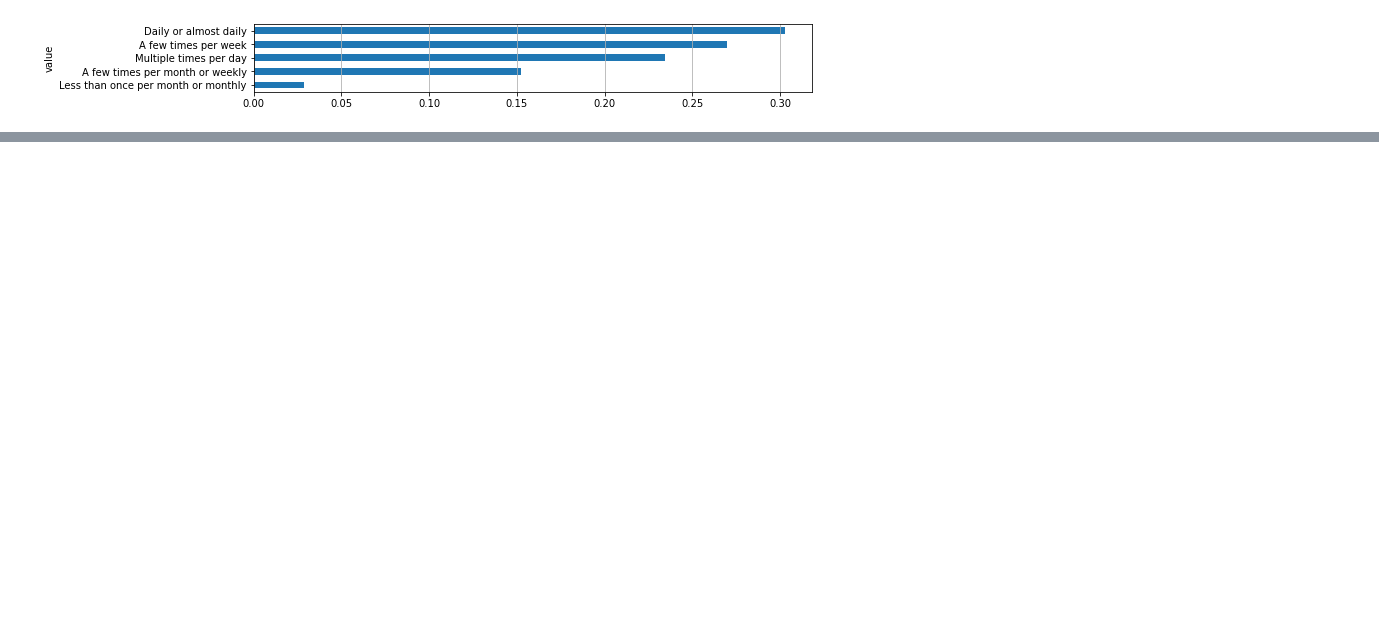
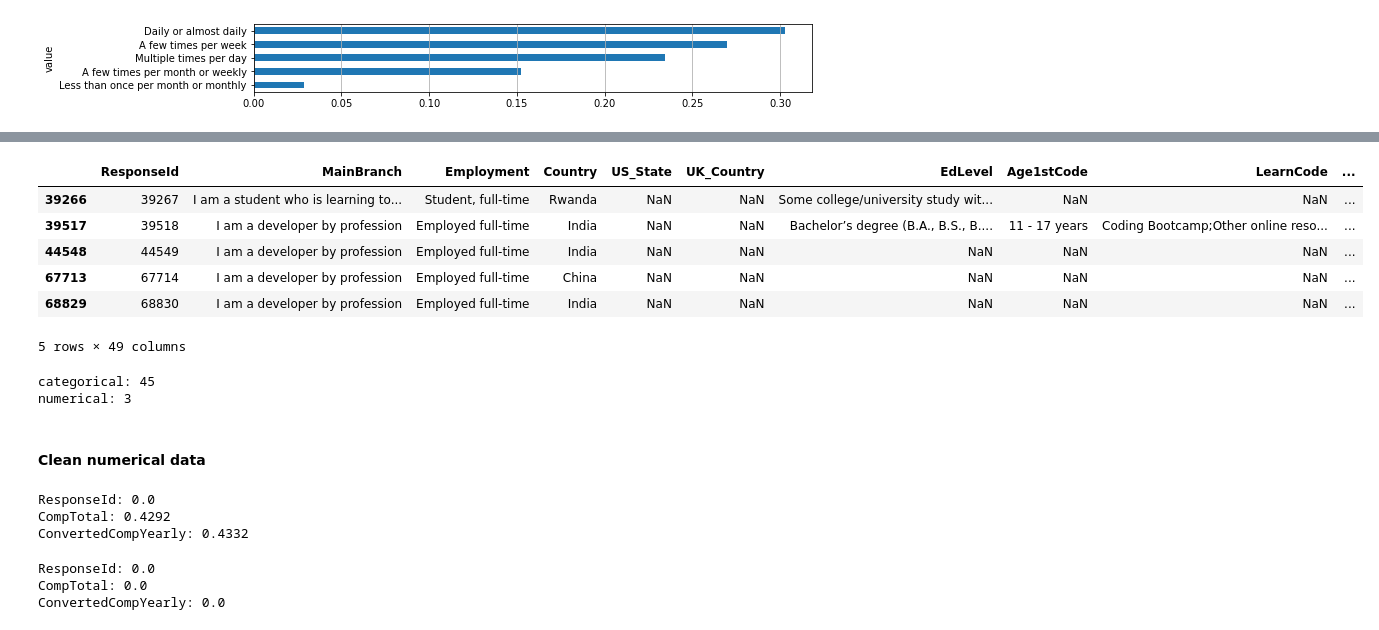
Before and after one commit to natashk/Udacity-DSND-Project1, a Jupyter notebook: so_survey.ipynb, the cells around one changed output, grey strips where cells are left out. Saved outputs shown, nothing was run; the diff lists cells and outputs as text; code cells hidden in the pictures; blank space fills up the shorter version.

```diff
--- a/so_survey.ipynb
+++ b/so_survey.ipynb
@@ -369,0 +350,3 @@ df_SOVisitFreq = clean_and_plot(df_2021, col='SOVisitFreq')
+# %%
+drop_target_na = df_2021.dropna(subset=['SOVisitFreq']) # drop rows with na in response variable (SOVisitFreq)
+drop_target_na.shape
@@ -369,0 +355,4 @@ df_SOVisitFreq = clean_and_plot(df_2021, col='SOVisitFreq')
+# %%
+drop_target_na['na_cnt'] = drop_target_na.isnull().sum(axis=1)
+most_na = drop_target_na[drop_target_na['na_cnt'] > 35]
+most_na.shape
@@ -369,0 +366,10 @@ df_SOVisitFreq = clean_and_plot(df_2021, col='SOVisitFreq')
+# %%
+most_na.head()
+# %% [output]
+|  | ResponseId | MainBranch | Employment | Country | US_State | UK_Country | EdLevel | Age1stCode | LearnCode | ... |
+| 39266 | 39267 | I am a student who is learning to... | Student, full-time | Rwanda | NaN | NaN | Some college/university study wit... | NaN | NaN | ... |
+| 39517 | 39518 | I am a developer by profession | Employed full-time | India | NaN | NaN | Bachelor’s degree (B.A., B.S., B.... | 11 - 17 years | Coding Bootcamp;Other online reso... | ... |
+| 44548 | 44549 | I am a developer by profession | Employed full-time | India | NaN | NaN | NaN | NaN | NaN | ... |
+| 67713 | 67714 | I am a developer by profession | Employed full-time | China | NaN | NaN | NaN | NaN | NaN | ... |
+| 68829 | 68830 | I am a developer by profession | Employed full-time | India | NaN | NaN | NaN | NaN | NaN | ... |
+5 rows × 49 columns
@@ -369,0 +378,29 @@ df_SOVisitFreq = clean_and_plot(df_2021, col='SOVisitFreq')
+# %%
+# split on numeric and categorical
+
+# List of categorical columns
+cat_cols = [col for col in drop_target_na.columns if drop_target_na[col].dtype == "object"]
+# List of numerical columns
+num_cols = [col for col in drop_target_na.columns if drop_target_na[col].dtype != "object"]
+
+print(f'categorical: {len(cat_cols)}\nnumerical: {len(num_cols)}')
+# %% [output]
+categorical: 45
+numerical: 3
+# %% [markdown]
+#### Clean numerical data
+# %%
+missing_vals(drop_target_na[num_cols]);
+# %% [output]
+ResponseId: 0.0
+CompTotal: 0.4292
+ConvertedCompYearly: 0.4332
+# %%
+fill_mean = lambda col: col.fillna(col.median()) if (col.name in num_cols) else col
+
+fill_num_na = drop_target_na.apply(fill_mean, axis=0) #Fill all missing values with the mean of the column.
+missing_vals(fill_num_na[num_cols]);
+# %% [output]
+ResponseId: 0.0
+CompTotal: 0.0
+ConvertedCompYearly: 0.0
```
Also changed, not shown: parts of 43 cells of this notebook.
